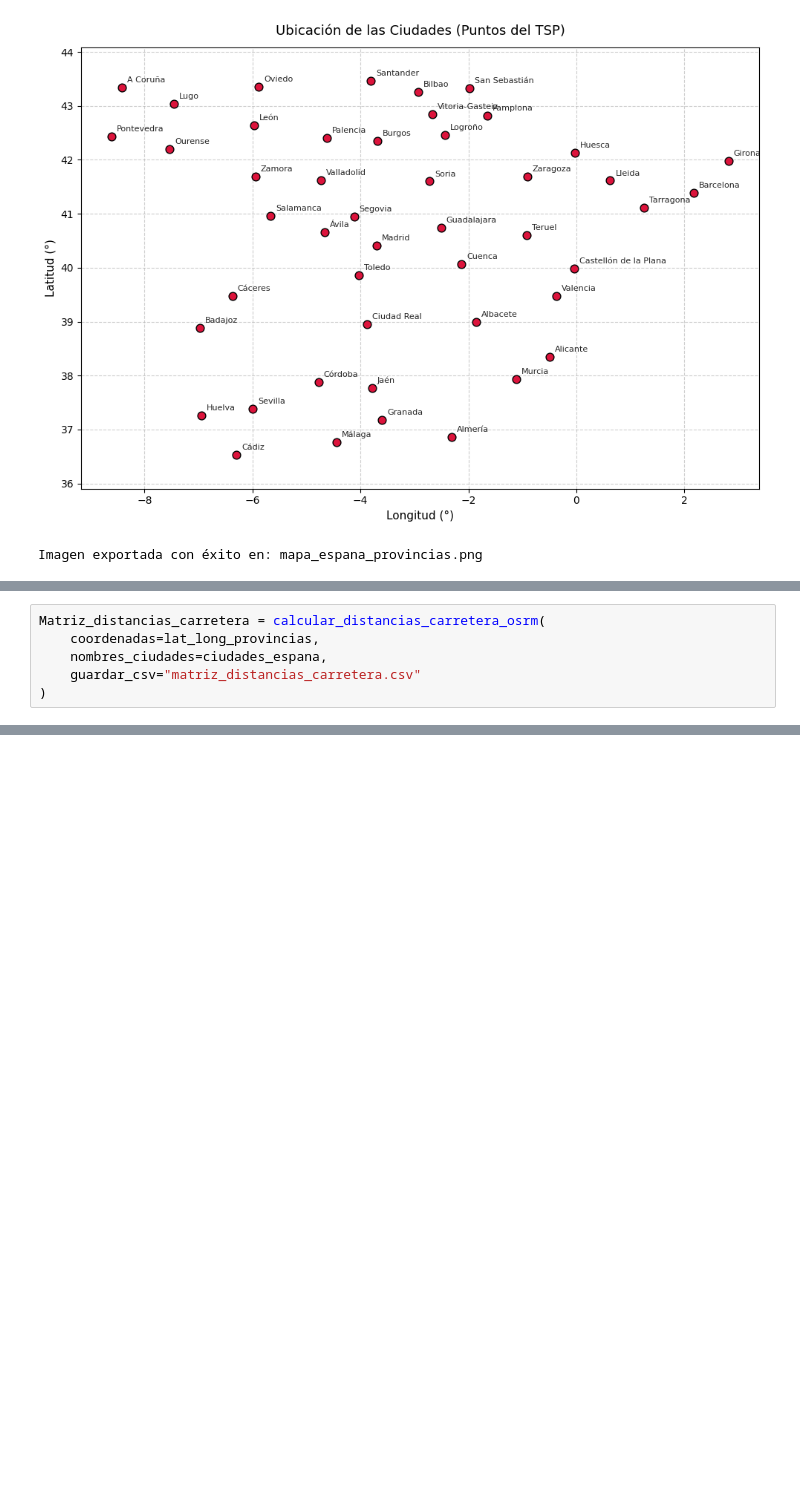
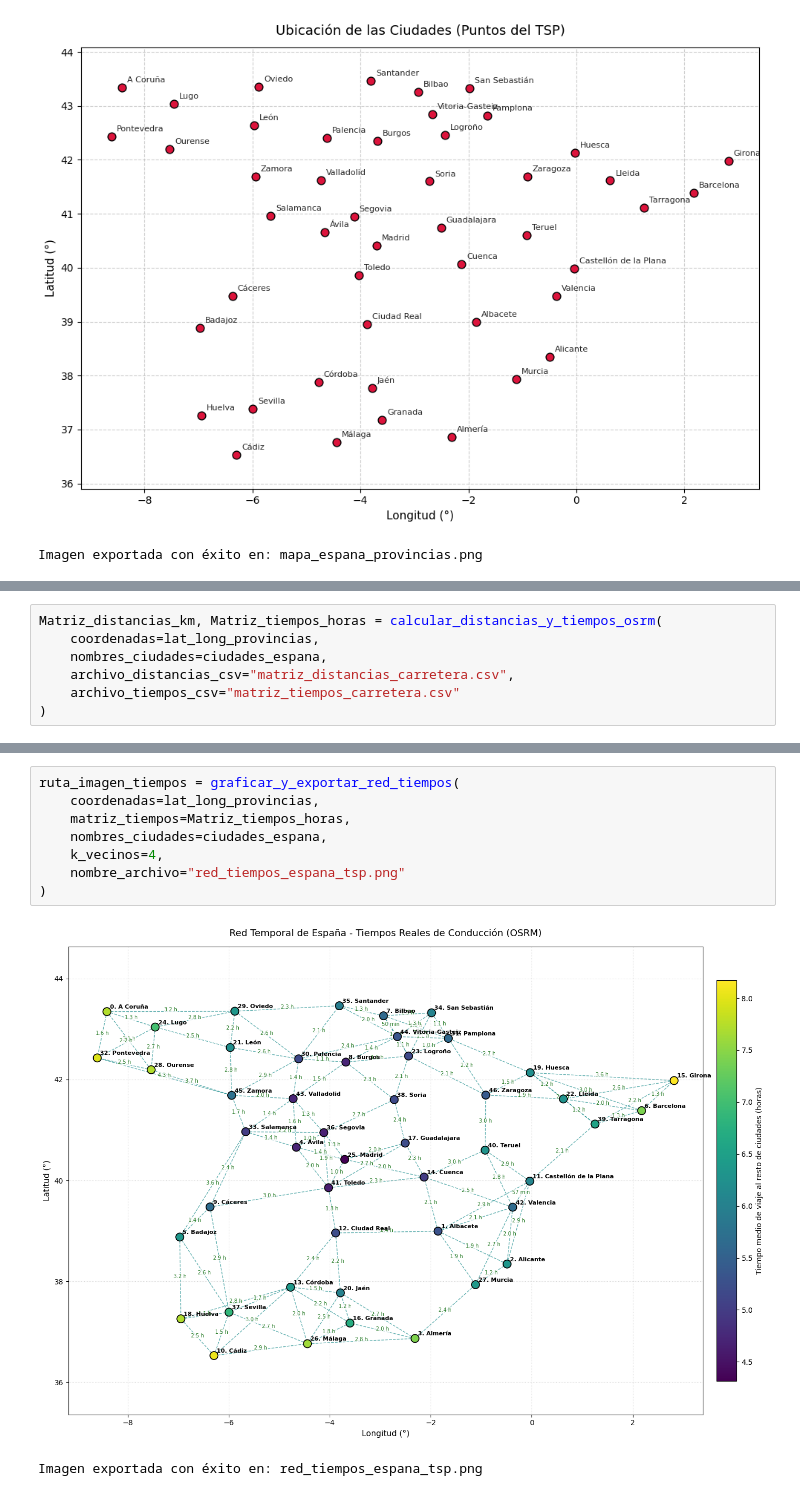
Before and after one commit to Gmiercrack/Redes-Neuronales-y-algoritmos-Bionispirados, a Jupyter notebook: Parte_2/P_viajero_coordenadas.ipynb, the cells around one changed output, grey strips where cells are left out. Cells and saved outputs as stored; diff of their text form; blank space fills up the shorter version.

Commit message:
update: Matriz de tiempos entre las 47 capitales de las provincias

```diff
--- a/Parte_2/P_viajero_coordenadas.ipynb
+++ b/Parte_2/P_viajero_coordenadas.ipynb
@@ -239,7 +245,8 @@ def calcular_distancias_carretera_osrm(
 # %%
-Matriz_distancias_carretera = calcular_distancias_carretera_osrm(
+Matriz_distancias_km, Matriz_tiempos_horas = calcular_distancias_y_tiempos_osrm(
     coordenadas=lat_long_provincias,
     nombres_ciudades=ciudades_espana,
-    guardar_csv="matriz_distancias_carretera.csv"
+    archivo_distancias_csv="matriz_distancias_carretera.csv",
+    archivo_tiempos_csv="matriz_tiempos_carretera.csv"
 )
 # %% [output]
@@ -370,0 +489,11 @@ Imagen exportada con éxito en: red_vial_espana_tsp.png
+# %%
+ruta_imagen_tiempos = graficar_y_exportar_red_tiempos(
+    coordenadas=lat_long_provincias,
+    matriz_tiempos=Matriz_tiempos_horas,
+    nombres_ciudades=ciudades_espana,
+    k_vecinos=4,
+    nombre_archivo="red_tiempos_espana_tsp.png"
+)
+# %% [output]
+[figure, added]
+Imagen exportada con éxito en: red_tiempos_espana_tsp.png
```
Also changed, not shown: parts of 7 cells of this notebook, 2 other files.
